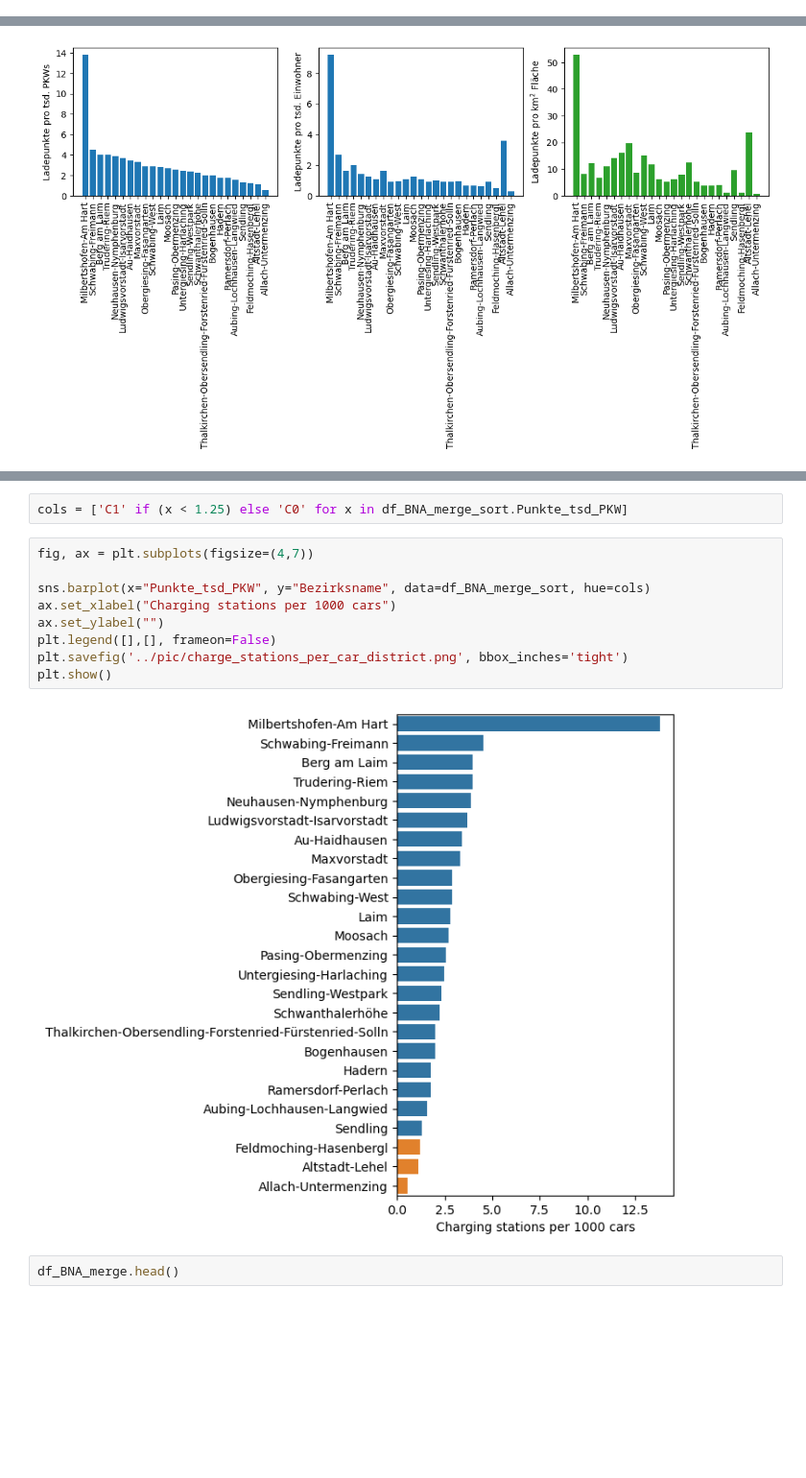
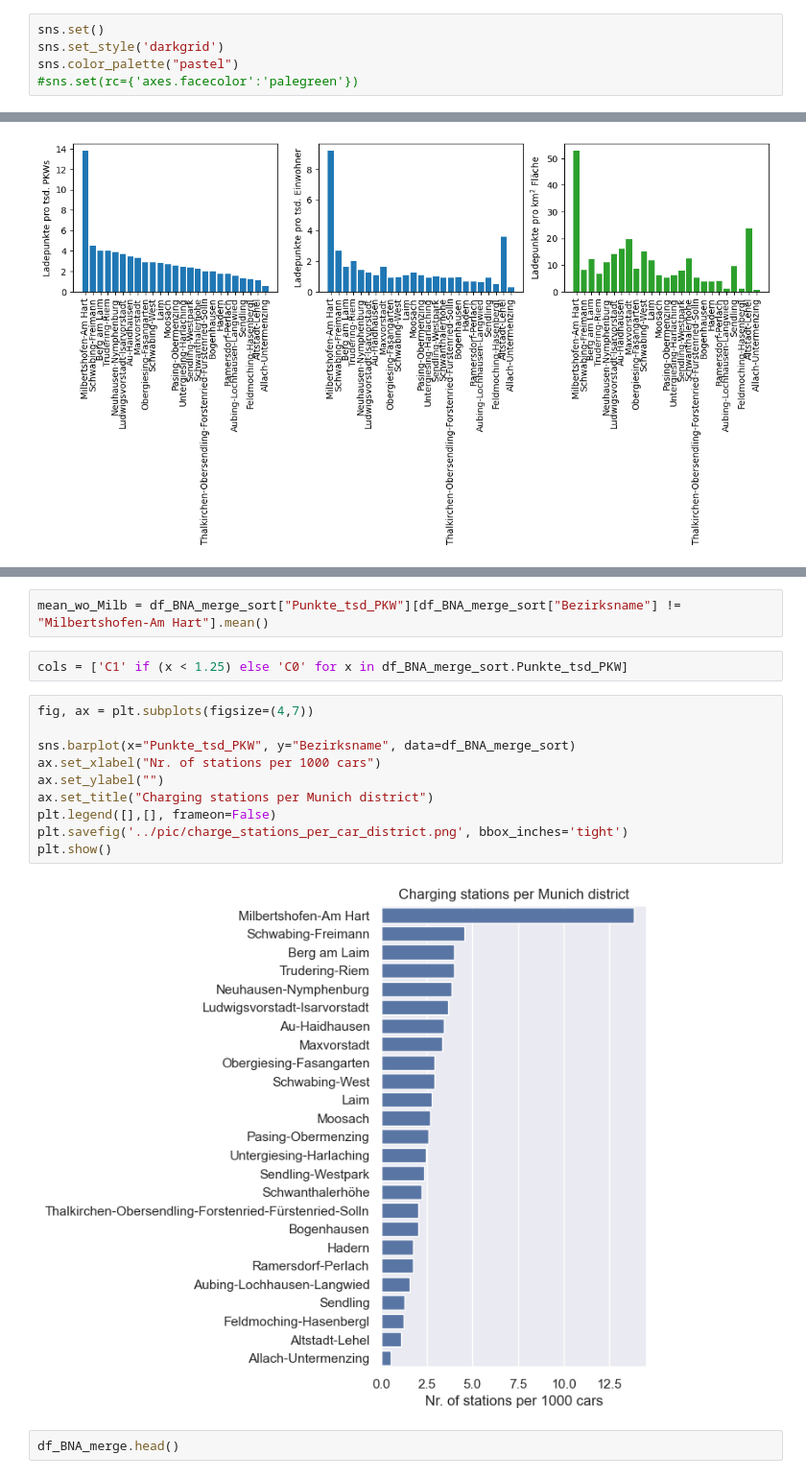
Before and after one commit to Kuroneko369/Muc_electro_vehicles, a Jupyter notebook: notebooks/ladestationen_georg.ipynb, the cells around one changed output, grey strips where cells are left out. Shown: that part at 96% size. Cells and saved outputs as stored; diff of their text form; blank space fills up the shorter version.

```diff
--- a/notebooks/ladestationen_georg.ipynb
+++ b/notebooks/ladestationen_georg.ipynb
@@ -4,3 +4,8 @@
 import pandas as pd
 import matplotlib.pyplot as plt
 import seaborn as sns
+# %%
+sns.set()
+sns.set_style('darkgrid')
+sns.color_palette("pastel")
+#sns.set(rc={'axes.facecolor':'palegreen'})
@@ -297,16 +313,19 @@ plt.show()
+# %%
+mean_wo_Milb = df_BNA_merge_sort["Punkte_tsd_PKW"][df_BNA_merge_sort["Bezirksname"] != "Milbertshofen-Am Hart"].mean()
 # %%
 cols = ['C1' if (x < 1.25) else 'C0' for x in df_BNA_merge_sort.Punkte_tsd_PKW]
 # %%
 fig, ax = plt.subplots(figsize=(4,7))
 
-sns.barplot(x="Punkte_tsd_PKW", y="Bezirksname", data=df_BNA_merge_sort, hue=cols)
-ax.set_xlabel("Charging stations per 1000 cars")
+sns.barplot(x="Punkte_tsd_PKW", y="Bezirksname", data=df_BNA_merge_sort)
+ax.set_xlabel("Nr. of stations per 1000 cars")
 ax.set_ylabel("")
+ax.set_title("Charging stations per Munich district")
 plt.legend([],[], frameon=False)
 plt.savefig('../pic/charge_stations_per_car_district.png', bbox_inches='tight')
 plt.show()
 # %% [output]
-[figure, old version]
+[figure, new version]
 # %%
 df_BNA_merge.head()
 # %% [output]
```
Also changed, not shown: parts of 28 cells of this notebook, 6 other files.
